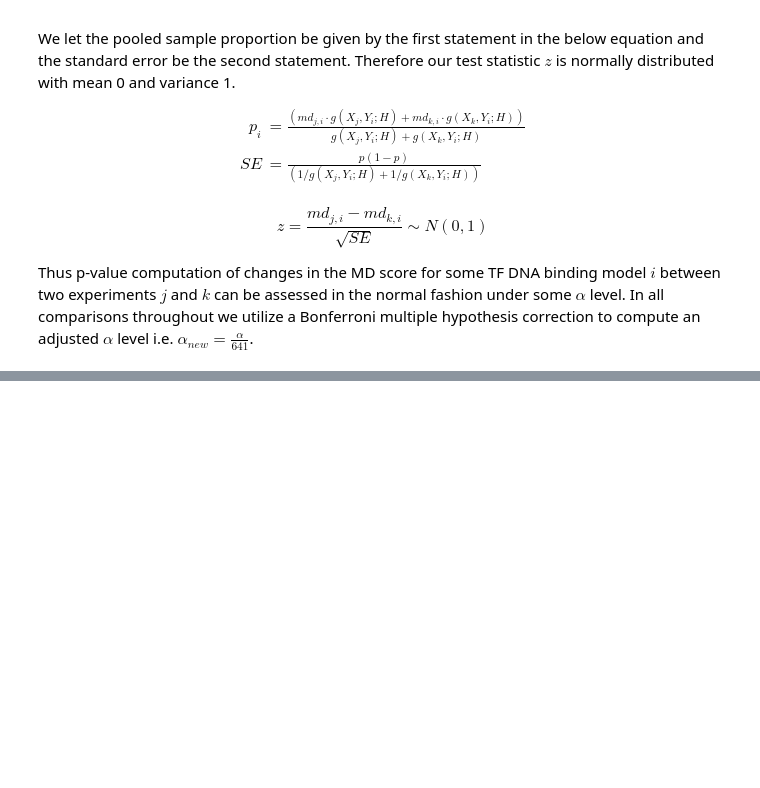
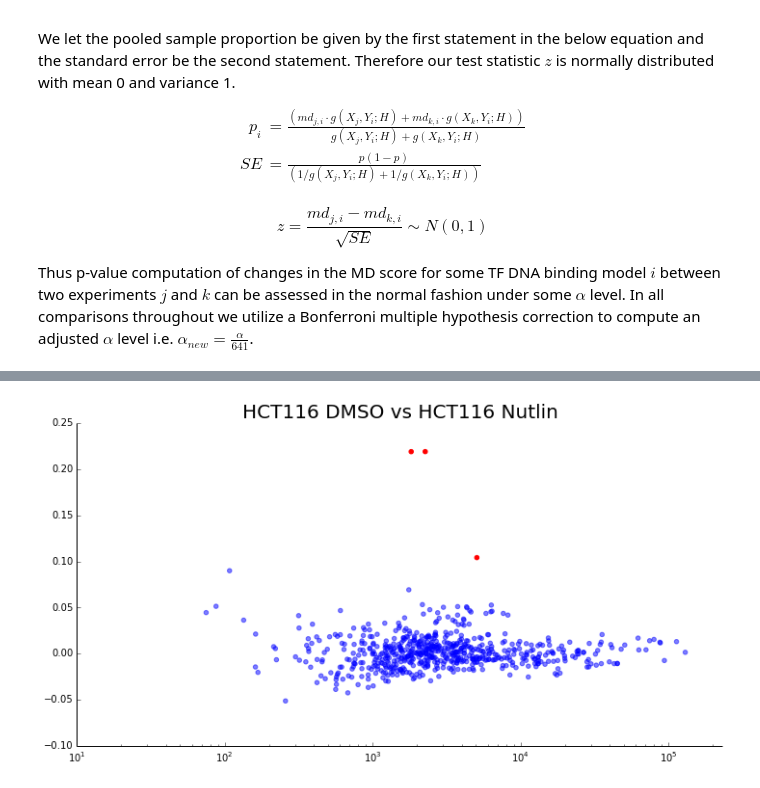
Before and after one commit to azofeifa/motif_displacement_analysis, a Jupyter notebook: MD_score_analysis.ipynb, the cells around one changed output, grey strips where cells are left out. Saved outputs shown, nothing was run; the diff lists cells and outputs as text; code cells hidden in the pictures; blank space fills up the shorter version.

```diff
--- a/MD_score_analysis.ipynb
+++ b/MD_score_analysis.ipynb
@@ -436,11 +445,26 @@ MDSr    = differential_MD.mds_frame()
 MDSr.load_MD_score_file( [ MD_DIR+FILE1+AP, MD_DIR+FILE2+AP  ] , "HCT116 DMSO")
 MDSr.load_MD_score_file( [ MD_DIR+FILE3+AP, MD_DIR+FILE4+AP ] , "HCT116 Nutlin")
 # %%
+
+import matplotlib.pyplot as plt
 #==============================================
-#Plot changes in MD score, replicates in account
-#sort by MD score print out statement or p-value
-pval_threshold=pow(10,-8)
+'''
+Plot changes in MD score, replicates in account
+sort by MD score print out statement or p-value
+returns two arrays,
+
+1) is the motif models that significantly increased following the experimental treatment
+2) is the motif models that significantly decreased following the experimental treatment
+
+'''
+
+
+pval_threshold=pow(10,-10)
 
 %matplotlib inline
-MDSr.differential_single("HCT116 DMSO", "HCT116 Nutlin",pval_threshold=pval_threshold, ax=None, OUT="")
+F  = plt.figure(figsize=(12,6))
+ax = plt.gca()
+ups, downs  = MDSr.differential_single("HCT116 DMSO", "HCT116 Nutlin",pval_threshold=pval_threshold, ax=ax, OUT="",legend=False)
+# %% [output]
+[figure, added]
 # %%
```
Also changed, not shown: parts of 11 cells of this notebook, 1 other file.
